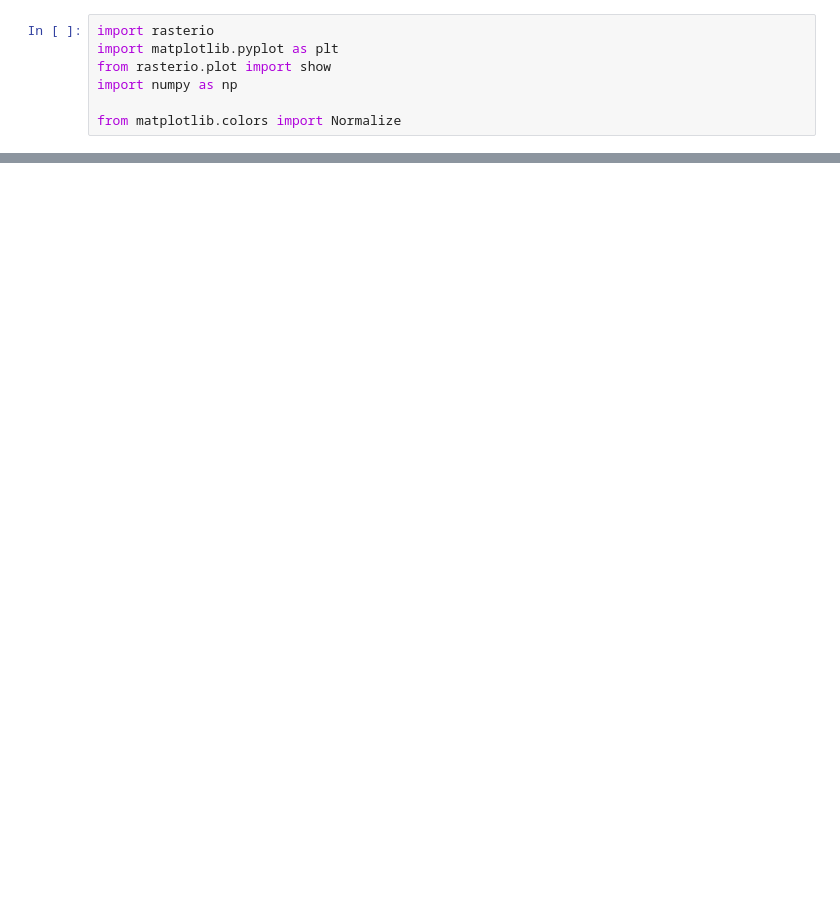
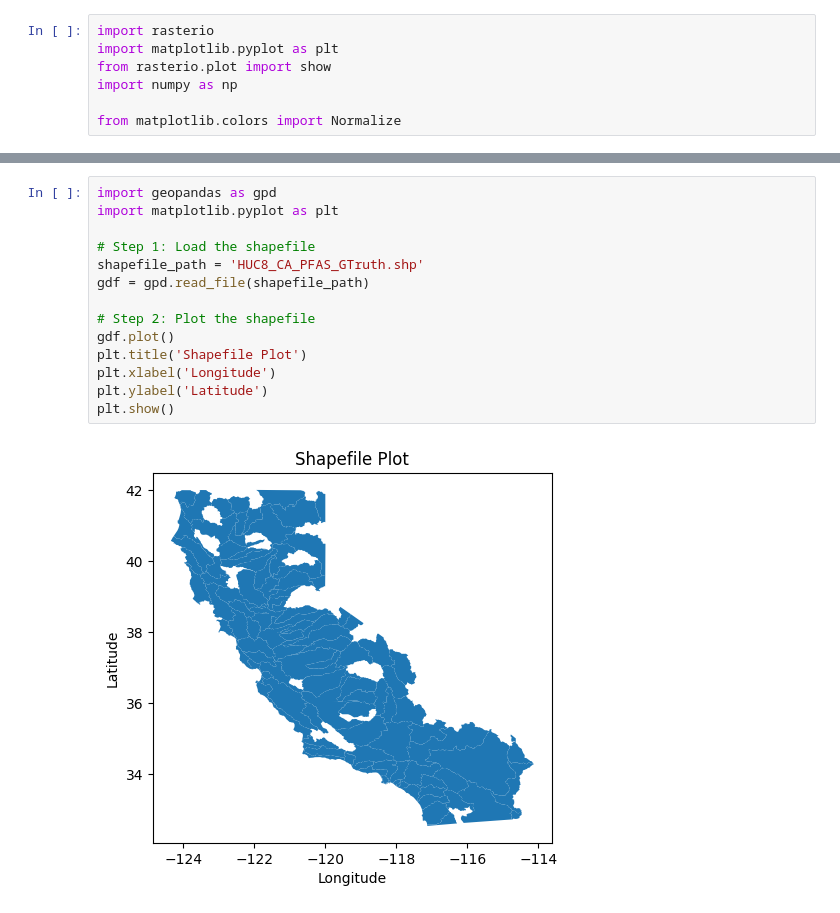
Before and after one commit to tbjag/pfas_map_ml, a Jupyter notebook: plot.ipynb, the cells around one changed output, grey strips where cells are left out. Saved outputs shown, nothing was run; the diff lists cells and outputs as text; blank space fills up the shorter version.

```diff
--- a/plot.ipynb
+++ b/plot.ipynb
@@ -35,0 +36,16 @@ plt.show()
+# %%
+import geopandas as gpd
+import matplotlib.pyplot as plt
+
+# Step 1: Load the shapefile
+shapefile_path = 'HUC8_CA_PFAS_GTruth.shp'
+gdf = gpd.read_file(shapefile_path)
+
+# Step 2: Plot the shapefile
+gdf.plot()
+plt.title('Shapefile Plot')
+plt.xlabel('Longitude')
+plt.ylabel('Latitude')
+plt.show()
+# %% [output]
+[figure, added]
```
Also changed, not shown: parts of 1 cell of this notebook, 1 other file.
